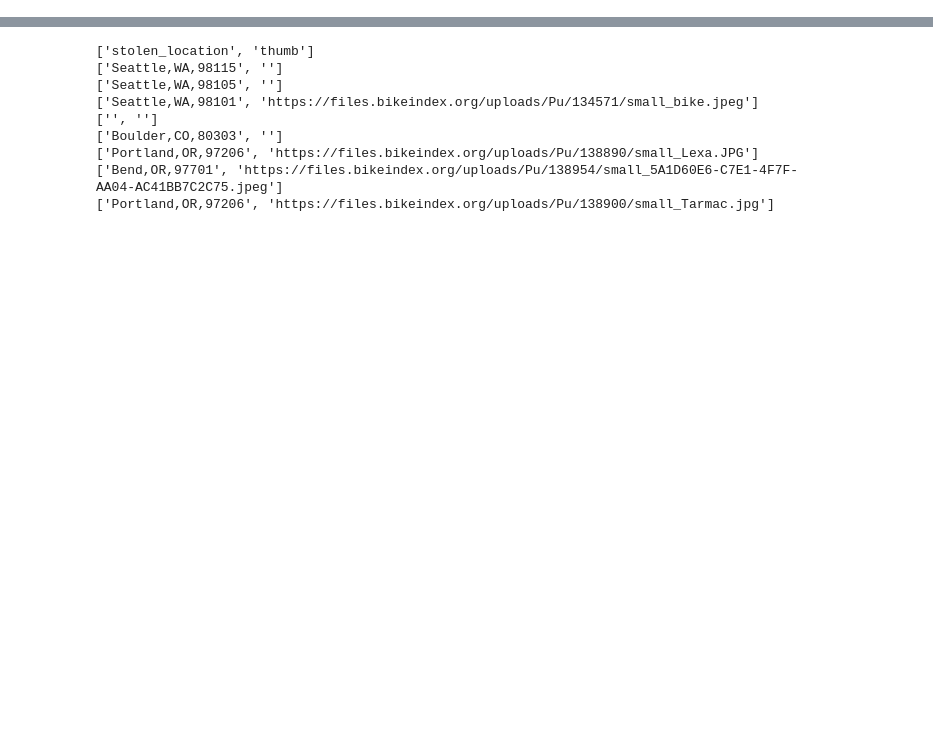
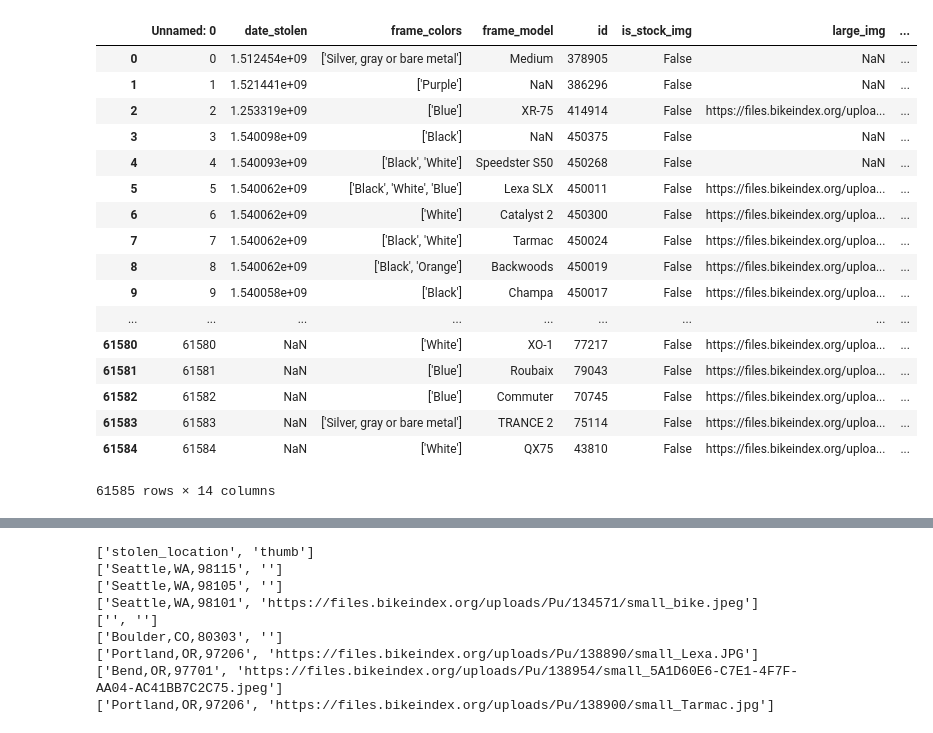
Before and after one commit to chanwinyee/ds_foundations, a Jupyter notebook: final_project/bike_index_cleaning.ipynb, the cells around one changed output, grey strips where cells are left out. Cells and saved outputs as stored; diff of their text form; code cells hidden in the pictures; blank space fills up the shorter version.

Commit message:
trying to retrieve all bike data stolen and not stolen.

```diff
--- a/final_project/bike_index_cleaning.ipynb
+++ b/final_project/bike_index_cleaning.ipynb
@@ -25,0 +34,23 @@ with open('bike_index_api2.csv','r',newline='') as f:
+# %%
+df=pd.read_csv('bike_index_api2.csv')
+# %%
+df
+# %% [output]
+|  | Unnamed: 0 | date_stolen | frame_colors | frame_model | id | is_stock_img | large_img | ... |
+| 0 | 0 | 1.512454e+09 | ['Silver, gray or bare metal'] | Medium | 378905 | False | NaN | ... |
+| 1 | 1 | 1.521441e+09 | ['Purple'] | NaN | 386296 | False | NaN | ... |
+| 2 | 2 | 1.253319e+09 | ['Blue'] | XR-75 | 414914 | False | https://files.bikeindex.org/uploa... | ... |
+| 3 | 3 | 1.540098e+09 | ['Black'] | NaN | 450375 | False | NaN | ... |
+| 4 | 4 | 1.540093e+09 | ['Black', 'White'] | Speedster S50 | 450268 | False | NaN | ... |
+| 5 | 5 | 1.540062e+09 | ['Black', 'White', 'Blue'] | Lexa SLX | 450011 | False | https://files.bikeindex.org/uploa... | ... |
+| 6 | 6 | 1.540062e+09 | ['White'] | Catalyst 2 | 450300 | False | https://files.bikeindex.org/uploa... | ... |
+| 7 | 7 | 1.540062e+09 | ['Black', 'White'] | Tarmac | 450024 | False | https://files.bikeindex.org/uploa... | ... |
+| 8 | 8 | 1.540062e+09 | ['Black', 'Orange'] | Backwoods | 450019 | False | https://files.bikeindex.org/uploa... | ... |
+| 9 | 9 | 1.540058e+09 | ['Black'] | Champa | 450017 | False | https://files.bikeindex.org/uploa... | ... |
+| ... | ... | ... | ... | ... | ... | ... | ... | ... |
+| 61580 | 61580 | NaN | ['White'] | XO-1 | 77217 | False | https://files.bikeindex.org/uploa... | ... |
+| 61581 | 61581 | NaN | ['Blue'] | Roubaix | 79043 | False | https://files.bikeindex.org/uploa... | ... |
+| 61582 | 61582 | NaN | ['Blue'] | Commuter | 70745 | False | https://files.bikeindex.org/uploa... | ... |
+| 61583 | 61583 | NaN | ['Silver, gray or bare metal'] | TRANCE 2 | 75114 | False | https://files.bikeindex.org/uploa... | ... |
+| 61584 | 61584 | NaN | ['White'] | QX75 | 43810 | False | https://files.bikeindex.org/uploa... | ... |
+61585 rows × 14 columns
```
Also changed, not shown: parts of 9 cells of this notebook, 2 other files.
